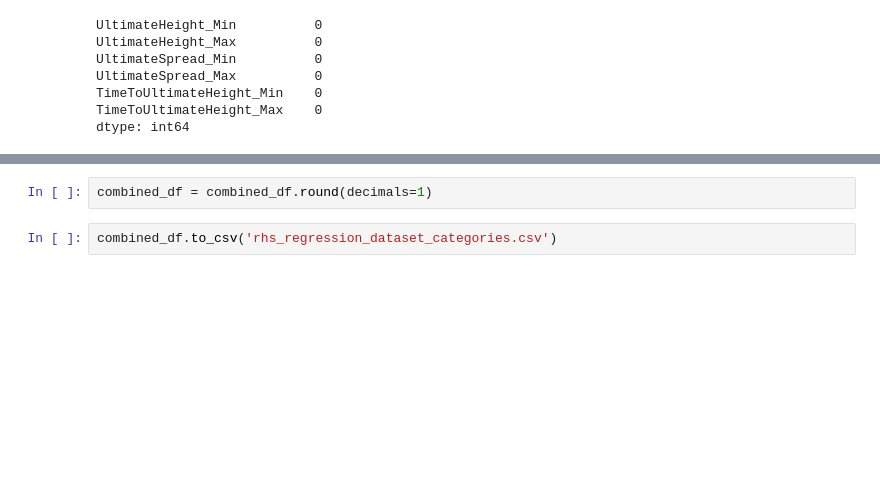
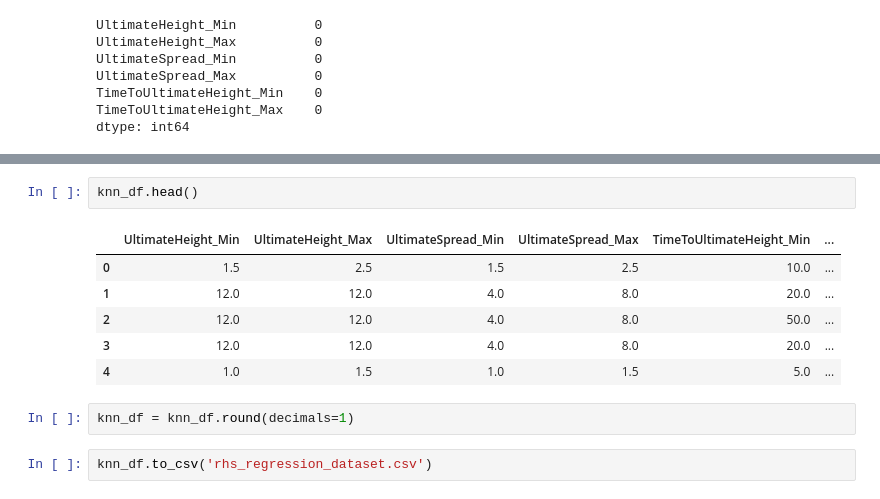
Before and after one commit to akikoogawa7/RHS-Pipeline-Regression, a Jupyter notebook: data_cleaning.ipynb, the cells around one changed output, grey strips where cells are left out. Drawn from its saved outputs; the diff is of its cells as text; blank space fills up the shorter version.

```diff
--- a/data_cleaning.ipynb
+++ b/data_cleaning.ipynb
@@ -232,4 +198,13 @@ combined_df
+# %%
+knn_df.head()
+# %% [output]
+|  | UltimateHeight_Min | UltimateHeight_Max | UltimateSpread_Min | UltimateSpread_Max | TimeToUltimateHeight_Min | ... |
+| 0 | 1.5 | 2.5 | 1.5 | 2.5 | 10.0 | ... |
+| 1 | 12.0 | 12.0 | 4.0 | 8.0 | 20.0 | ... |
+| 2 | 12.0 | 12.0 | 4.0 | 8.0 | 50.0 | ... |
+| 3 | 12.0 | 12.0 | 4.0 | 8.0 | 20.0 | ... |
+| 4 | 1.0 | 1.5 | 1.0 | 1.5 | 5.0 | ... |
 # %%
-combined_df = combined_df.round(decimals=1)
+knn_df = knn_df.round(decimals=1)
 # %%
-combined_df.to_csv('rhs_regression_dataset_categories.csv')
+knn_df.to_csv('rhs_regression_dataset.csv')
```
Also changed, not shown: parts of 5 cells of this notebook.
